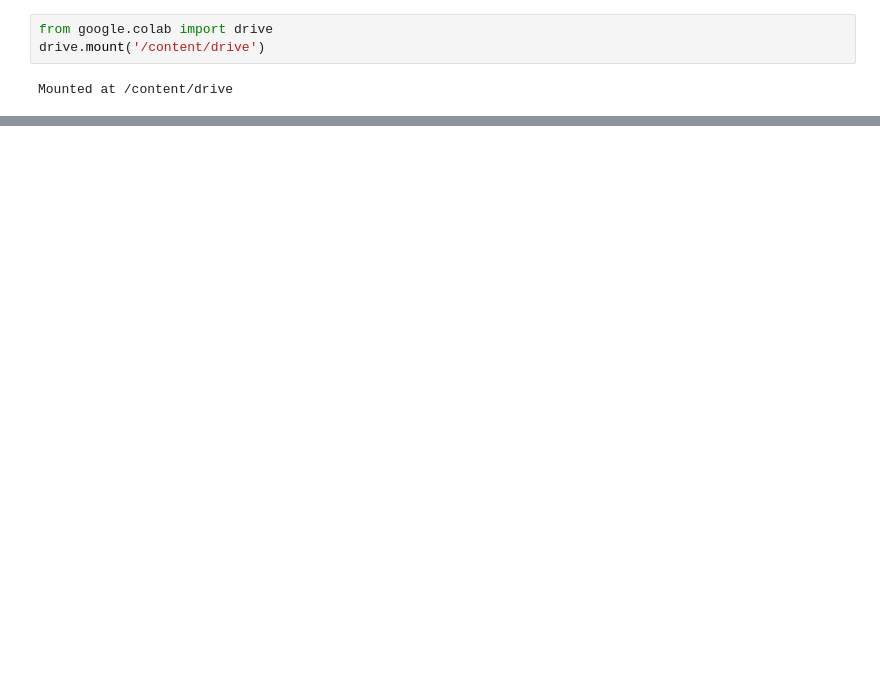
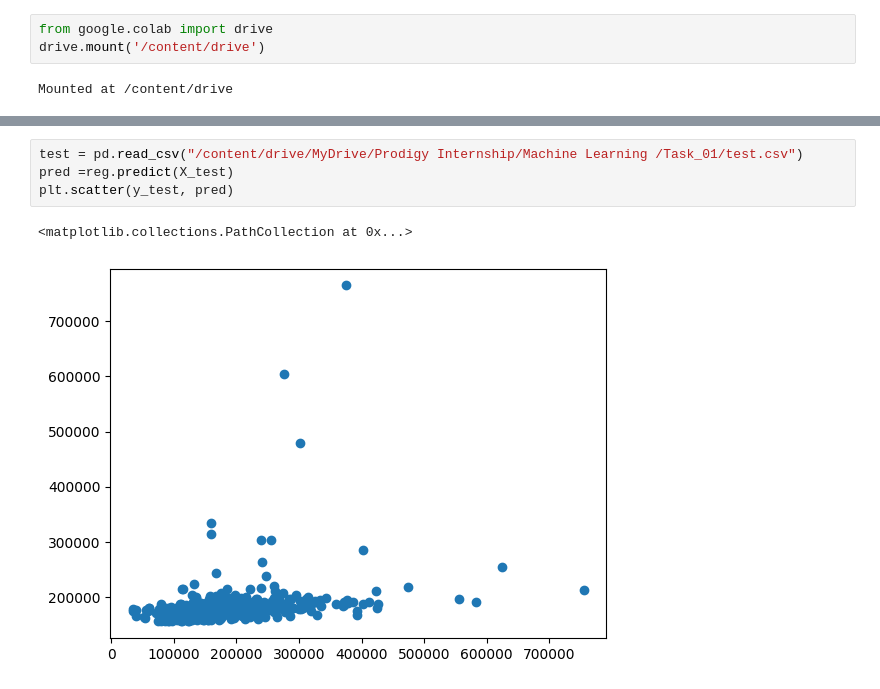
Before and after one commit to gitfarrah/PRODIGY_ML_01, a Jupyter notebook: Task_01.ipynb, the cells around one changed output, grey strips where cells are left out. Saved outputs shown, nothing was run; the diff lists cells and outputs as text; blank space fills up the shorter version.

```diff
--- a/Task_01.ipynb
+++ b/Task_01.ipynb
@@ -74,0 +75,7 @@ print(mae)
+# %%
+test = pd.read_csv("/content/drive/MyDrive/Prodigy Internship/Machine Learning /Task_01/test.csv")
+pred =reg.predict(X_test)
+plt.scatter(y_test, pred)
+# %% [output]
+<matplotlib.collections.PathCollection at 0x...>
+[figure, added]
```
Also changed, not shown: parts of 15 cells of this notebook.
